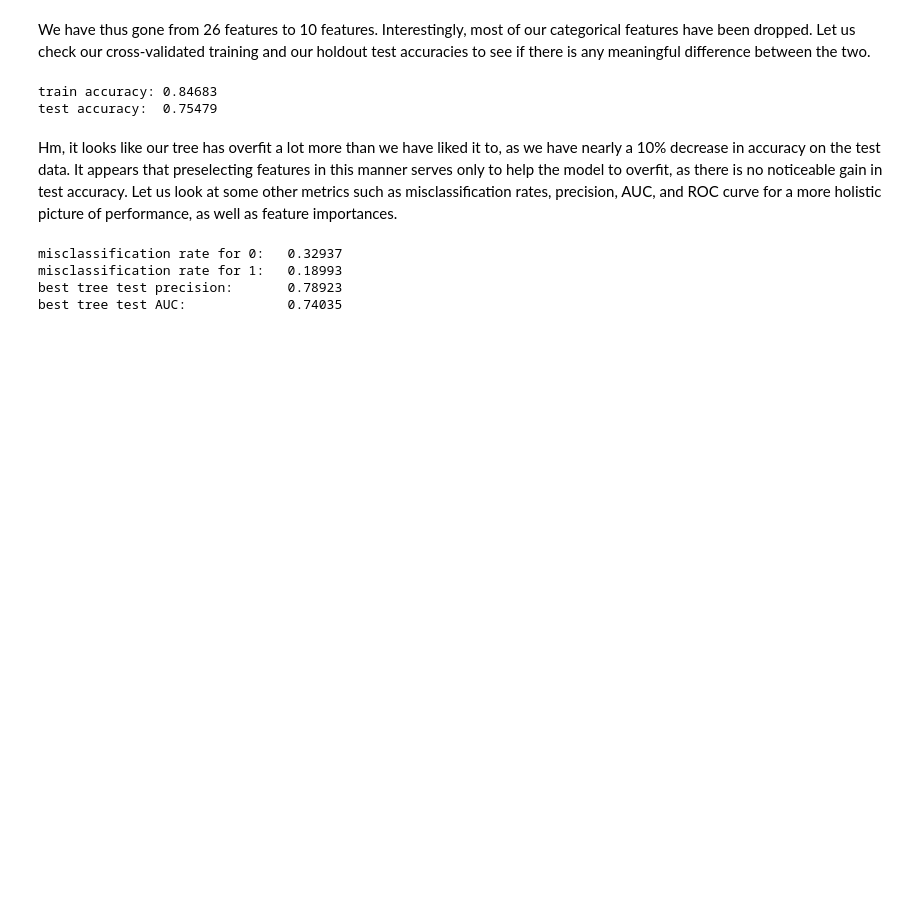
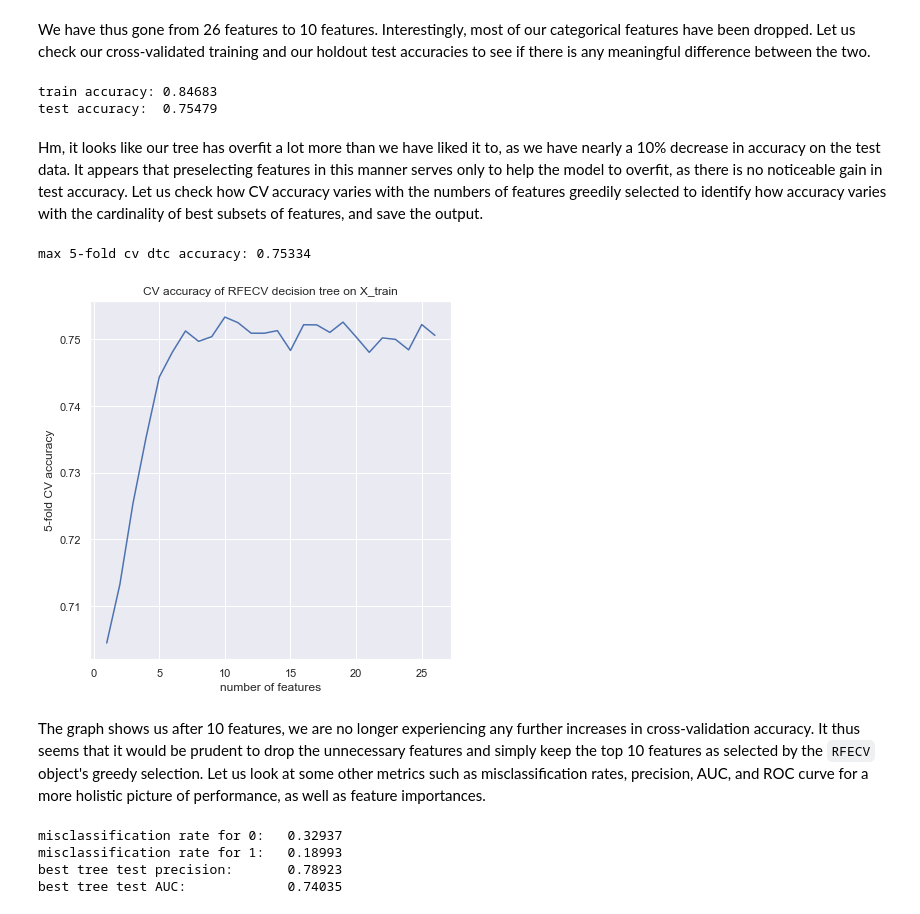
Before and after one commit to phetdam/tomodachi_proj, a Jupyter notebook: bb200_second_impression.ipynb, the cells around one changed output. Cells and saved outputs as stored; diff of their text form; code cells hidden in the pictures; blank space fills up the shorter version.

Commit message:
added new graph to show how cv accuracy varies with number of best subsets of greedily selected features and aded some additional text too

```diff
--- a/bb200_second_impression.ipynb
+++ b/bb200_second_impression.ipynb
@@ -134,7 +134,26 @@ print("train accuracy:\t{0:.5f}\ntest accuracy:\t{1:.5f}".format(dtc_rfecv.score
 train accuracy: 0.84683
 test accuracy:  0.75479
 # %% [markdown]
-Hm, it looks like our tree has overfit a lot more than we have liked it to, as we have nearly a 10% decrease in accuracy on the test data. It appears that preselecting features in this manner serves only to help the model to overfit, as there is no noticeable gain in test accuracy. Let us look at some other metrics such as misclassification rates, precision, AUC, and ROC curve for a more holistic picture of performance, as well as feature importances.
+Hm, it looks like our tree has overfit a lot more than we have liked it to, as we have nearly a 10% decrease in accuracy on the test data. It appears that preselecting features in this manner serves only to help the model to overfit, as there is no noticeable gain in test accuracy. Let us check how CV accuracy varies with the numbers of features greedily selected to identify how accuracy varies with the cardinality of best subsets of features, and save the output.
+# %%
+# get cv scores
+dtc_cvscores = dtc_rfecv.grid_scores_
+# plot cv accuracy as a function of number of features
+fig, ax = plt.subplots(nrows = 1, ncols = 1, figsize = (6, 6))
+# set x, y labels and title
+ax.set_xlabel("number of features")
+ax.set_ylabel("5-fold CV accuracy")
+ax.set_title("CV accuracy of RFECV decision tree on X_train")
+sns.lineplot([(i + 1) for i in range(len(dtc_cvscores))], dtc_cvscores, ax = ax)
+print("max 5-fold cv dtc accuracy: {0:.5f}".format(max(dtc_cvscores)))
+fig.tight_layout()
+# save the figure
+fig.savefig("./figures/fdtc_cvscores.png")
+# %% [output]
+max 5-fold cv dtc accuracy: 0.75334
+[figure, added]
+# %% [markdown]
+The graph shows us after 10 features, we are no longer experiencing any further increases in cross-validation accuracy. It thus seems that it would be prudent to drop the unnecessary features and simply keep the top 10 features as selected by the `RFECV` object's greedy selection. Let us look at some other metrics such as misclassification rates, precision, AUC, and ROC curve for a more holistic picture of performance, as well as feature importances.
 # %%
 cmat = confusion_matrix(y_test, dtc_rfecv.predict(X_test))
 print("misclassification rate for 0:\t{0:.5f}\nmisclassification rate for 1:\t{1:.5f}"
```
